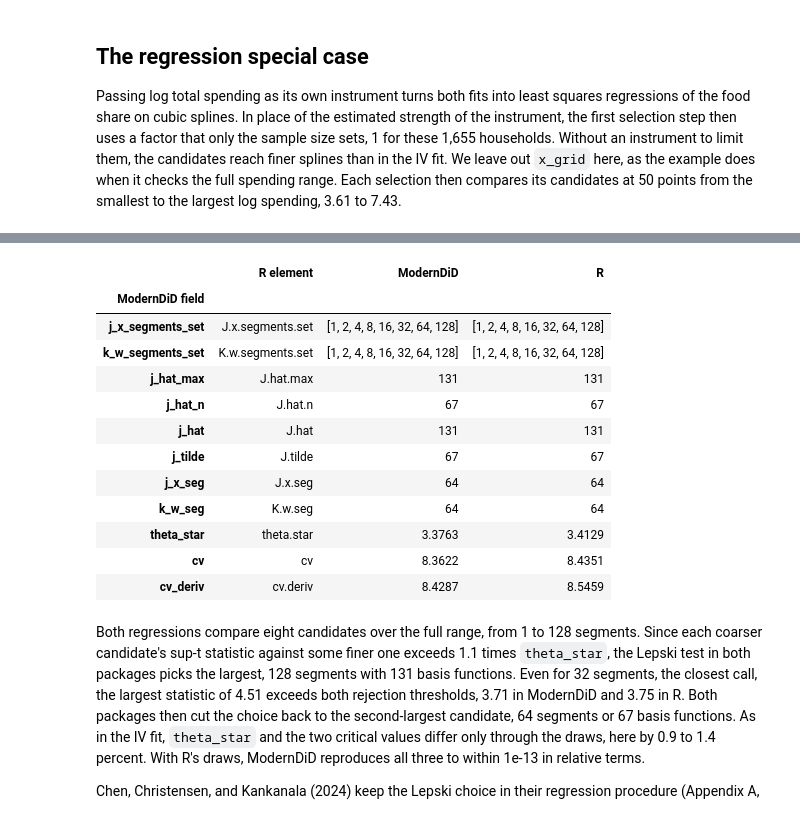
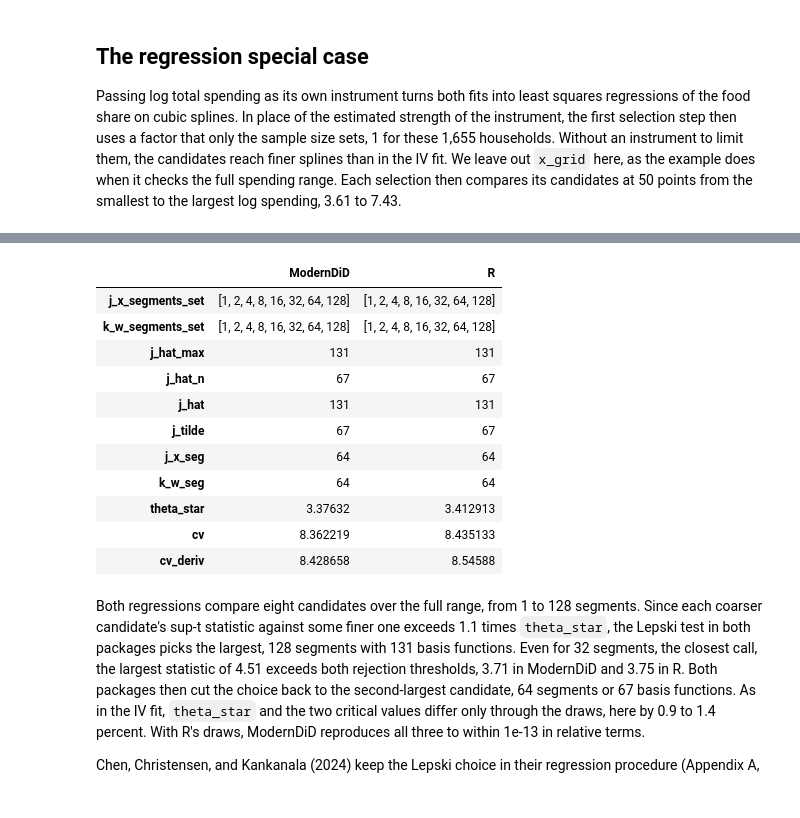
Before and after one commit to jordandeklerk/moderndid, a Jupyter notebook: docs/source/r_comparisons/r_npiv.ipynb, the cells around one changed output, grey strips where cells are left out. Drawn from its saved outputs; the diff is of its cells as text; code cells hidden in the pictures.

```diff
--- a/docs/source/r_comparisons/r_npiv.ipynb
+++ b/docs/source/r_comparisons/r_npiv.ipynb
@@ -351,5 +342,5 @@ they choose and the two critical values.
 # %%
-seeds = list(range(50))
+seeds = range(50)
 py_runs = [did.npiv(data, **iv_spec, seed=seed) for seed in seeds]
 py_seeds = pd.DataFrame(
     {
@@ -359,16 +350,15 @@ py_seeds = pd.DataFrame(
     }
 )
 with ro.default_converter.context():
-    ro.globalenv["seeds"] = ro.IntVector(seeds)
-    r_runs = np.asarray(
-        ro.r("""
-            t(sapply(seeds, function(seed) {
-                fit <- fit_engel(seed)
-                c(fit$J.x.segments, fit$cv, fit$cv.deriv)
-            }))
-        """)
+    r_runs = [ro.r["fit_engel"](seed) for seed in seeds]
+    r_seeds = pd.DataFrame(
+        {
+            # R stores the segment count as a double.
+            "segments": [int(fit.rx2("J.x.segments")[0]) for fit in r_runs],
+            "curve critical value": [fit.rx2("cv")[0] for fit in r_runs],
+            "slope critical value": [fit.rx2("cv.deriv")[0] for fit in r_runs],
+        }
     )
-r_seeds = pd.DataFrame(r_runs, columns=py_seeds.columns).astype({"segments": int})
 
 seed_runs = pd.concat({"ModernDiD": py_seeds, "R": r_seeds}, names=["package", "seed"])
 seed_runs.groupby("package").agg(
@@ -450,28 +429,33 @@ Estimation time: 4.2 seconds
 # %%
 with ro.default_converter.context():
-    r_regression_cv = [float(r_regression.rx2("cv")[0]), float(r_regression.rx2("cv.deriv")[0])]
-regression = selection_table(py_regression.args, r_regression_choice)
-regression.loc["cv"] = ["cv", round(py_regression.cv, 4), round(r_regression_cv[0], 4)]
-regression.loc["cv_deriv"] = [
-    "cv.deriv",
-    round(py_regression.cv_deriv, 4),
-    round(r_regression_cv[1], 4),
-]
+    # npiv gives the instrument basis the regressor's degree and segments before it selects.
+    ro.r("set.seed(7)")
+    r_regression_selection = ro.r("""
+        npiv::npiv_choose_J(
+            Y = engel$food, X = engel$logexp, W = engel$logexp,
+            J.x.degree = 3, K.w.degree = 3, K.w.smooth = 0, boot.num = 1000, progress = FALSE
+        )
+    """)
+    r_regression_choice = {
+        name: np.asarray(r_regression_selection.rx2(name)) for name in r_regression_selection.names
+    }
+    regression = selection_table(py_regression.args, r_regression_choice)
+    regression.loc["cv"] = [py_regression.cv, r_regression.rx2("cv")[0]]
+    regression.loc["cv_deriv"] = [py_regression.cv_deriv, r_regression.rx2("cv.deriv")[0]]
 regression
 # %% [output]
-|  | R element | ModernDiD | R |
-| ModernDiD field |  |  |  |
-| j_x_segments_set | J.x.segments.set | [1, 2, 4, 8, 16, 32, 64, 128] | [1, 2, 4, 8, 16, 32, 64, 128] |
-| k_w_segments_set | K.w.segments.set | [1, 2, 4, 8, 16, 32, 64, 128] | [1, 2, 4, 8, 16, 32, 64, 128] |
-| j_hat_max | J.hat.max | 131 | 131 |
-| j_hat_n | J.hat.n | 67 | 67 |
-| j_hat | J.hat | 131 | 131 |
-| j_tilde | J.tilde | 67 | 67 |
-| j_x_seg | J.x.seg | 64 | 64 |
-| k_w_seg | K.w.seg | 64 | 64 |
-| theta_star | theta.star | 3.3763 | 3.4129 |
-| cv | cv | 8.3622 | 8.4351 |
-| cv_deriv | cv.deriv | 8.4287 | 8.5459 |
+|  | ModernDiD | R |
+| j_x_segments_set | [1, 2, 4, 8, 16, 32, 64, 128] | [1, 2, 4, 8, 16, 32, 64, 128] |
+| k_w_segments_set | [1, 2, 4, 8, 16, 32, 64, 128] | [1, 2, 4, 8, 16, 32, 64, 128] |
+| j_hat_max | 131 | 131 |
+| j_hat_n | 67 | 67 |
+| j_hat | 131 | 131 |
+| j_tilde | 67 | 67 |
+| j_x_seg | 64 | 64 |
+| k_w_seg | 64 | 64 |
+| theta_star | 3.37632 | 3.412913 |
+| cv | 8.362219 | 8.435133 |
+| cv_deriv | 8.428658 | 8.54588 |
 # %% [markdown]
 Both regressions compare eight candidates over the full range, from 1 to 128
 segments. Since each coarser candidate's sup-t statistic against some finer
```
Also changed, not shown: parts of 15 cells of this notebook, 16 other files.
